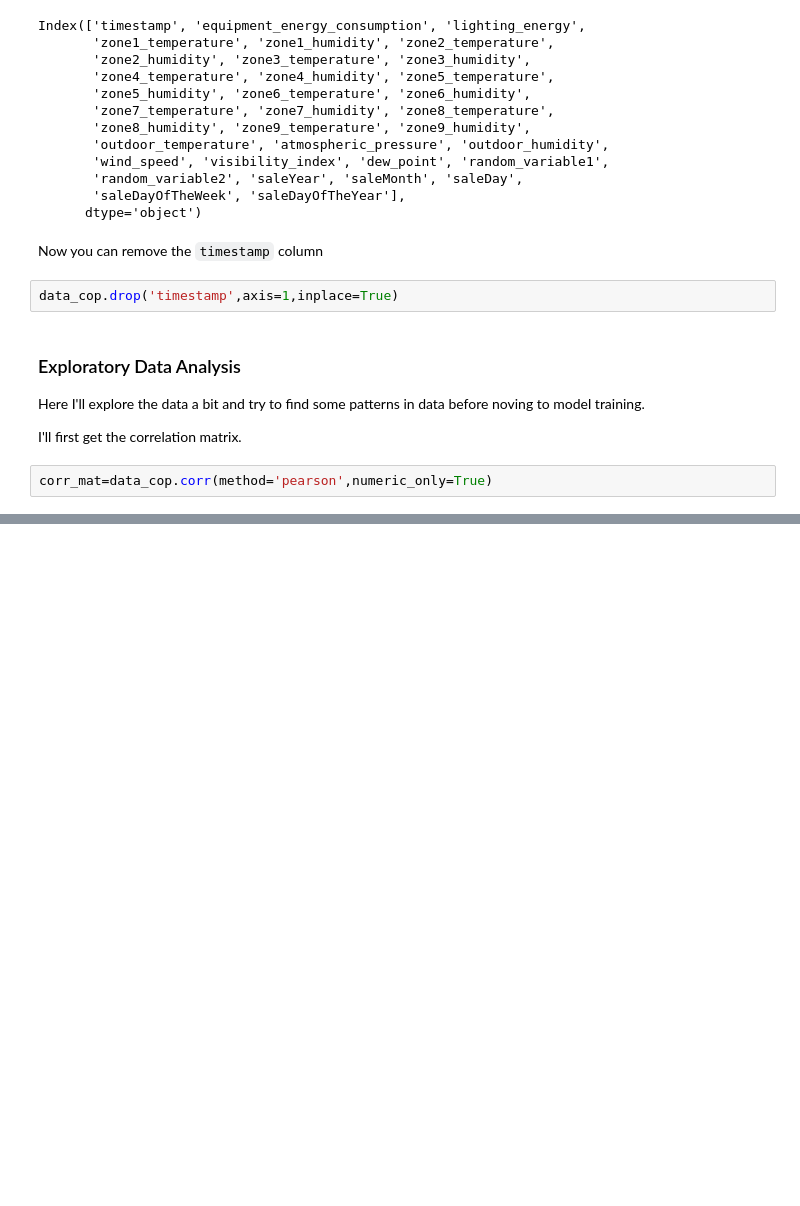
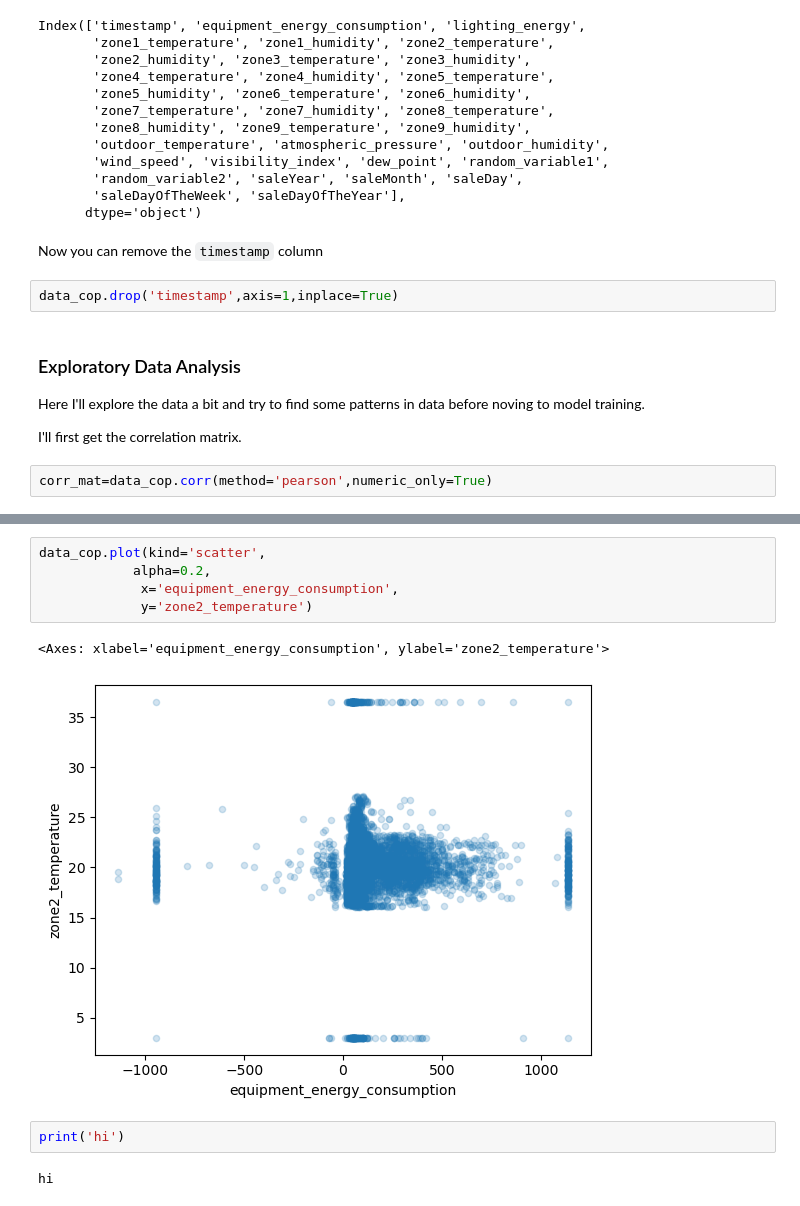
Before and after one commit to Shuraimi/DS-Intern-Assignment-Shuraim-Shafiulla-B, a Jupyter notebook: Smart Factory Energy Prediction Challenge.ipynb, the cells around one changed output, grey strips where cells are left out. Drawn from its saved outputs; the diff is of its cells as text; blank space fills up the shorter version.

```diff
--- a/Smart Factory Energy Prediction Challenge.ipynb
+++ b/Smart Factory Energy Prediction Challenge.ipynb
@@ -574,0 +674,12 @@ data_cop['equipment_energy_consumption'].value_counts().plot()
+# %%
+data_cop.plot(kind='scatter',
+            alpha=0.2,
+             x='equipment_energy_consumption',
+             y='zone2_temperature')
+# %% [output]
+<Axes: xlabel='equipment_energy_consumption', ylabel='zone2_temperature'>
+[figure, added]
+# %%
+print('hi')
+# %% [output]
+hi
```
Also changed, not shown: parts of 57 cells of this notebook, 1 other file.
